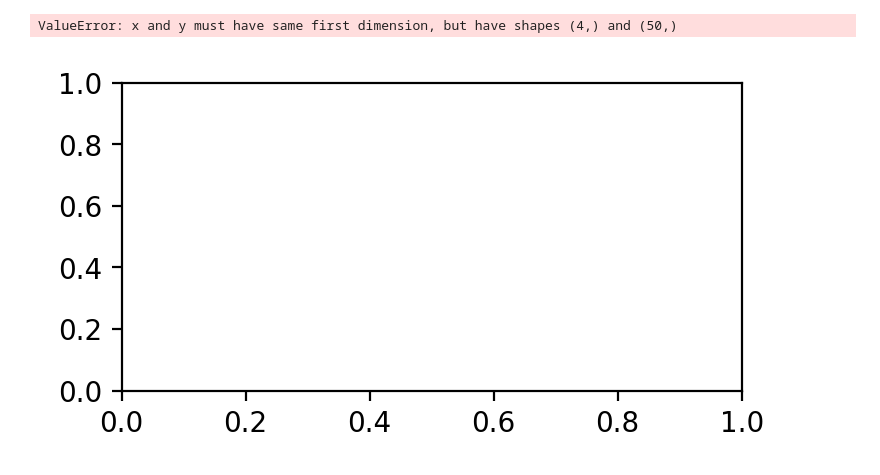
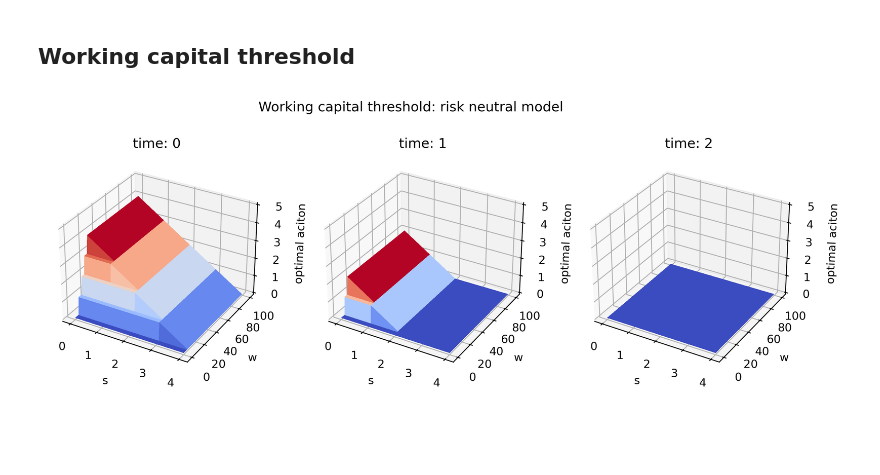
Before and after one commit to momodupi/DPSolver, a Jupyter notebook: plot.ipynb, the cells around one changed output. Drawn from its saved outputs; the diff is of its cells as text; code cells hidden in the pictures; blank space fills up the shorter version.

```diff
--- a/plot.ipynb
+++ b/plot.ipynb
@@ -5,9 +6 @@ import matplotlib.pyplot as plt
 import pickle
-# %%
-fig = plt.figure(dpi=200, figsize=(4, 2))
-
-with open(f'results/results.pickle', 'rb') as pk:
-    res = pickle.load(pk)
-
-plt.plot(res['optimal_action'], label=f'average')
-plt.show()
@@ -16,14 +6,0 @@ plt.show()
-# %%
-# x: state, y: action
-# t = 1,2,3
-
-fig = plt.figure(dpi=200, figsize=(4, 2))
-
-with open(f'results/results.pickle', 'rb') as pk:
-    res = pickle.load(pk)
-
-plt.plot(np.arange(len(res['optimal_action'])), res['optimal_action'][0], label=f'average')
-plt.show()
-# %% [output]
-ValueError: x and y must have same first dimension, but have shapes (4,) and (50,)
-[figure, removed]
@@ -32,0 +7,40 @@ ValueError: x and y must have same first dimension, but have shapes (4,) and (50
+# %% [markdown]
+## Working capital threshold
+# %%
+
+with open(f'results/wkcp_neutral.pkl', 'rb') as pk:
+    res = pickle.load(pk)
+
+# construct 2d matrix
+model = res['model']
+
+S = np.arange(model.s_dim)
+W = np.arange(model.w_dim)
+
+S, W = np.meshgrid(S, W)
+
+fig = plt.figure(figsize=(12,5), dpi=300)
+
+axs = [
+    fig.add_subplot(131, projection='3d'),
+    fig.add_subplot(132, projection='3d'),
+    fig.add_subplot(133, projection='3d')
+]
+
+for t in range(model.time_horizon):
+    ax = axs[t]
+    A = np.zeros(shape=(model.s_dim, model.w_dim))
+    for s in range(model.s_dim):
+        for w in range(model.w_dim):
+            A[s,w] = res['optimal_action'][t][model.state2index[(s,w)]]
+    surf = ax.plot_surface(S, W, A.T, rstride=1, cmap=cm.coolwarm, cstride=1, linewidth=0, antialiased=False)
+    ax.set_xlabel('s')
+    ax.set_ylabel('w')
+    ax.set_zlabel('optimal aciton')
+    ax.set_title(f'time: {t}')
+    ax.set_zlim([0,model.a_dim])
+
+fig.suptitle('Working capital threshold: risk neutral model', y=0.9)
+plt.show()
+# %% [output]
+[figure, added]
```
Also changed, not shown: parts of 7 cells of this notebook, 7 other files.
